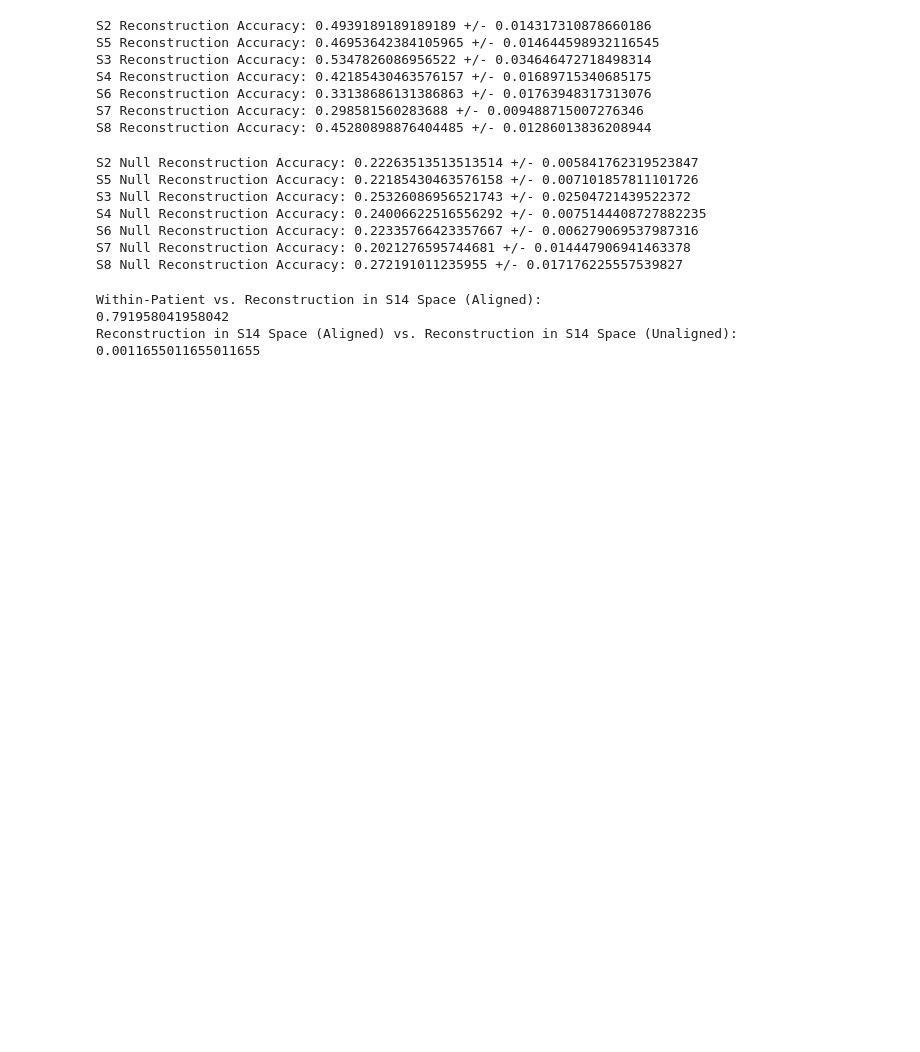
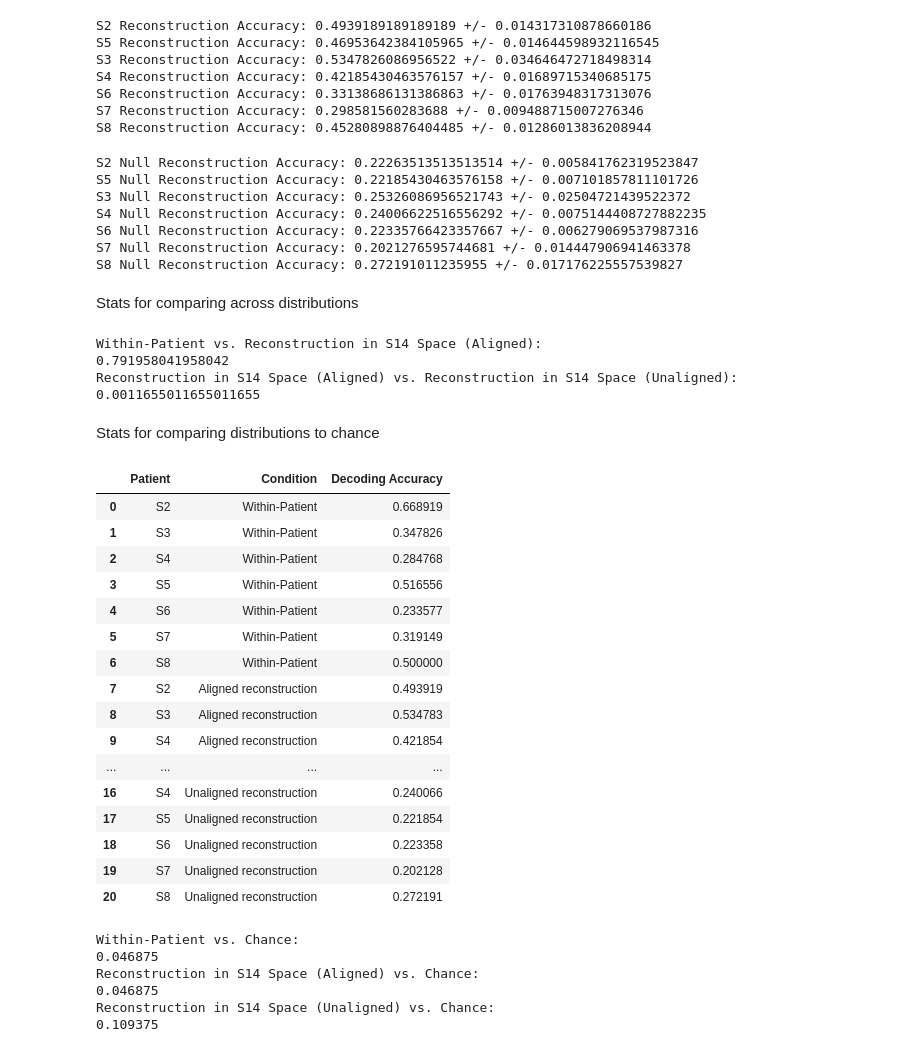
Before and after one commit to coganlab/cross_patient_speech_decoding, a Jupyter notebook: aligned_decoding/figures/fig_3_v3.ipynb, the cells around one changed output. Cells and saved outputs as stored; diff of their text form; code cells hidden in the pictures; blank space fills up the shorter version.

Commit message:
added stats for articulator decoding dists vs chance

```diff
--- a/aligned_decoding/figures/fig_3_v3.ipynb
+++ b/aligned_decoding/figures/fig_3_v3.ipynb
@@ -1289,6 +1289,8 @@ fig.update_yaxes(
 )
 
 fig.show()
+# %% [markdown]
+Stats for comparing across distributions
 # %%
 recon_acc_pvals = []
 
@@ -1313,3 +1315,68 @@ Within-Patient vs. Reconstruction in S14 Space (Aligned):
 0.791958041958042
 Reconstruction in S14 Space (Aligned) vs. Reconstruction in S14 Space (Unaligned):
 0.0011655011655011655
+# %% [markdown]
+Stats for comparing distributions to chance
+# %%
+# loading in saved data to not run analyses again
+recon_acc_df = pd.read_csv(r"C:\Users\zms14\Box\CoganLab\IndividualMeetings\Zac\manuscripts\cross_patient_speech_decoding\figures\fig_3\crossPt_recon_decode.csv")
+recon_acc_df
+# %% [output]
+|  | Patient | Condition | Decoding Accuracy |
+| 0 | S2 | Within-Patient | 0.668919 |
+| 1 | S3 | Within-Patient | 0.347826 |
+| 2 | S4 | Within-Patient | 0.284768 |
+| 3 | S5 | Within-Patient | 0.516556 |
+| 4 | S6 | Within-Patient | 0.233577 |
+| 5 | S7 | Within-Patient | 0.319149 |
+| 6 | S8 | Within-Patient | 0.500000 |
+| 7 | S2 | Aligned reconstruction | 0.493919 |
+| 8 | S3 | Aligned reconstruction | 0.534783 |
+| 9 | S4 | Aligned reconstruction | 0.421854 |
+| ... | ... | ... | ... |
+| 16 | S4 | Unaligned reconstruction | 0.240066 |
+| 17 | S5 | Unaligned reconstruction | 0.221854 |
+| 18 | S6 | Unaligned reconstruction | 0.223358 |
+| 19 | S7 | Unaligned reconstruction | 0.202128 |
+| 20 | S8 | Unaligned reconstruction | 0.272191 |
+# %%
+chance = 0.25
+
+# test_fn = stats.ttest_1samp
+# wp_chance = recon_acc_df[recon_acc_df['Condition'] == 'Within-Patient']['Decoding Accuracy']
+# recon_algn_chance = recon_acc_df[recon_acc_df['Condition'] == 'Aligned reconstruction']['Decoding Accuracy']
+# recon_null_chance = recon_acc_df[recon_acc_df['Condition'] == 'Unaligned reconstruction']['Decoding Accuracy']
+# args = (chance,)
+
+test_fn = stats.wilcoxon
+wp_chance = recon_acc_df[recon_acc_df['Condition'] == 'Within-Patient']['Decoding Accuracy'] - chance
+recon_algn_chance = recon_acc_df[recon_acc_df['Condition'] == 'Aligned reconstruction']['Decoding Accuracy'] - chance
+recon_null_chance = recon_acc_df[recon_acc_df['Condition'] == 'Unaligned reconstruction']['Decoding Accuracy'] - chance
+args = ()
+
+recon_acc_chance_pvals = []
+
+wp_chance_res = test_fn(wp_chance, *args)
+recon_acc_chance_pvals.append(wp_chance_res.pvalue)
+recon_algn_chance_res = test_fn(recon_algn_chance, *args)
+recon_acc_chance_pvals.append(recon_algn_chance_res.pvalue)
+recon_null_chance_res = test_fn(recon_null_chance, *args)
+recon_acc_chance_pvals.append(recon_null_chance_res.pvalue)
+
+recon_acc_chance_pvals_corr = fdrcorrection(recon_acc_chance_pvals)
+
+print('Within-Patient vs. Chance:')
+print(recon_acc_chance_pvals_corr[1][0])
+
+print('Reconstruction in S14 Space (Aligned) vs. Chance:')
+print(recon_acc_chance_pvals_corr[1][1])
+
+print('Reconstruction in S14 Space (Unaligned) vs. Chance:')
+print(recon_acc_chance_pvals_corr[1][2])
+# %% [output]
+Within-Patient vs. Chance:
+0.046875
+Reconstruction in S14 Space (Aligned) vs. Chance:
+0.046875
+Reconstruction in S14 Space (Unaligned) vs. Chance:
+0.109375
```
